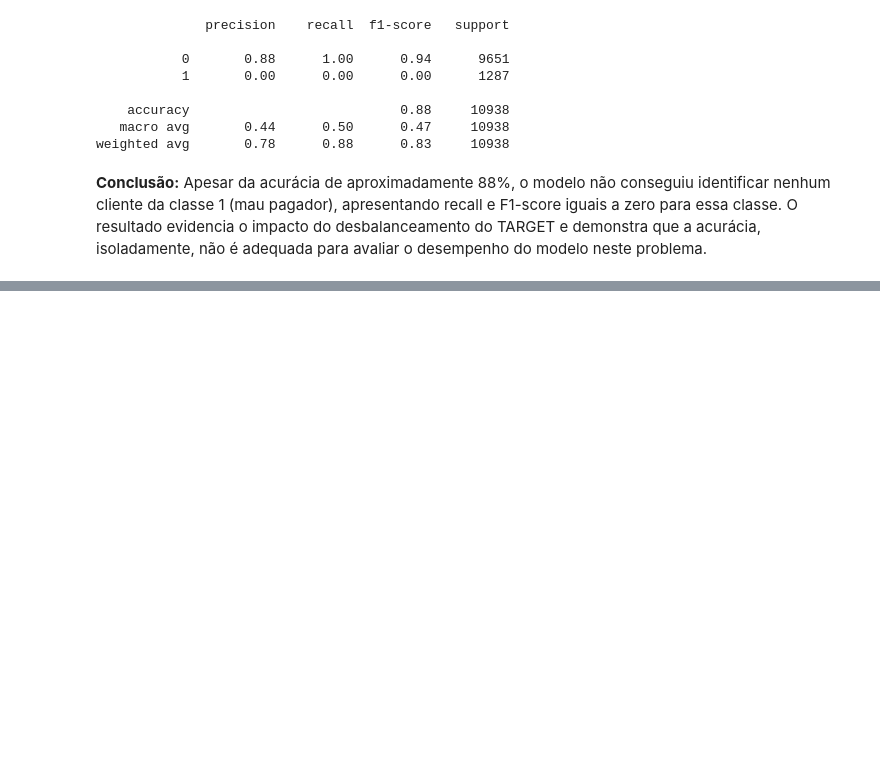
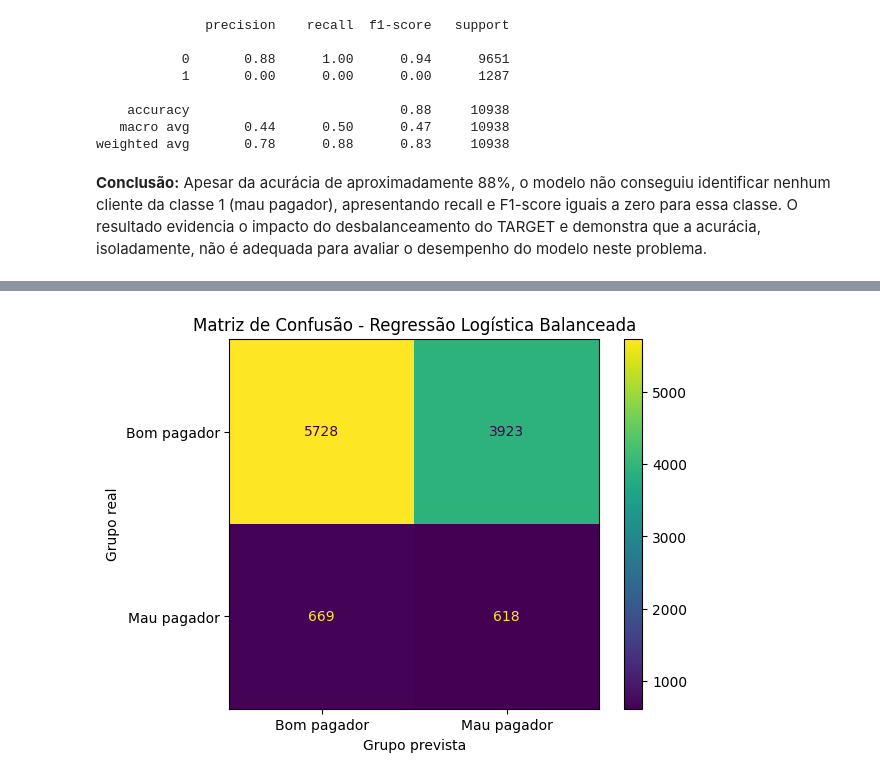
Before and after one commit to marciapaulasv-coder/TechChalenge, a Jupyter notebook: 03_modelagem.ipynb, the cells around one changed output, grey strips where cells are left out. Cells and saved outputs as stored; diff of their text form; code cells hidden in the pictures; blank space fills up the shorter version.

```diff
--- a/03_modelagem.ipynb
+++ b/03_modelagem.ipynb
@@ -69,0 +72,10 @@ weighted avg       0.78      0.88      0.83     10938
+# %%
+# Regressão Logística com tratamento do desbalanceamento
+
+modelo_lr_balanceado = LogisticRegression(random_state=42, max_iter=1000, class_weight='balanced')
+
+# Treinamento do modelo
+modelo_lr_balanceado.fit(X_train, y_train)
+
+# Previsão na base de teste
+y_pred_lr_balanceado = modelo_lr_balanceado.predict(X_test)
@@ -69,0 +95,13 @@ weighted avg       0.78      0.88      0.83     10938
+# %%
+# Matriz de confusão da Regressão Logística com balanceamento
+
+matriz_lr_balanceado = confusion_matrix(y_test, y_pred_lr_balanceado)
+
+ConfusionMatrixDisplay(confusion_matrix=matriz_lr_balanceado, display_labels=['Bom pagador', 'Mau pagador']).plot()
+
+plt.title('Matriz de Confusão - Regressão Logística Balanceada')
+plt.xlabel('Grupo prevista')
+plt.ylabel('Grupo real')
+plt.show()
+# %% [output]
+[figure, added]
```
Also changed, not shown: parts of 15 cells of this notebook.
